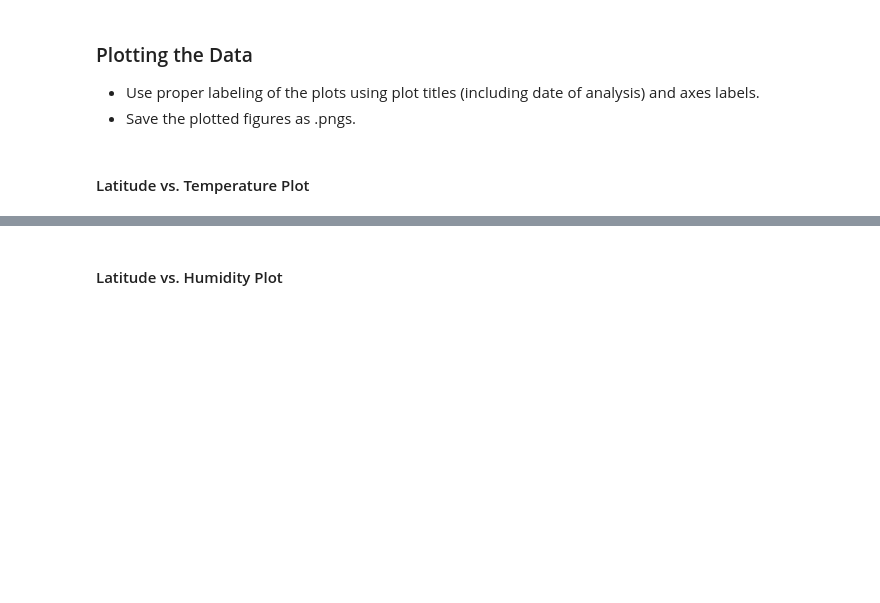
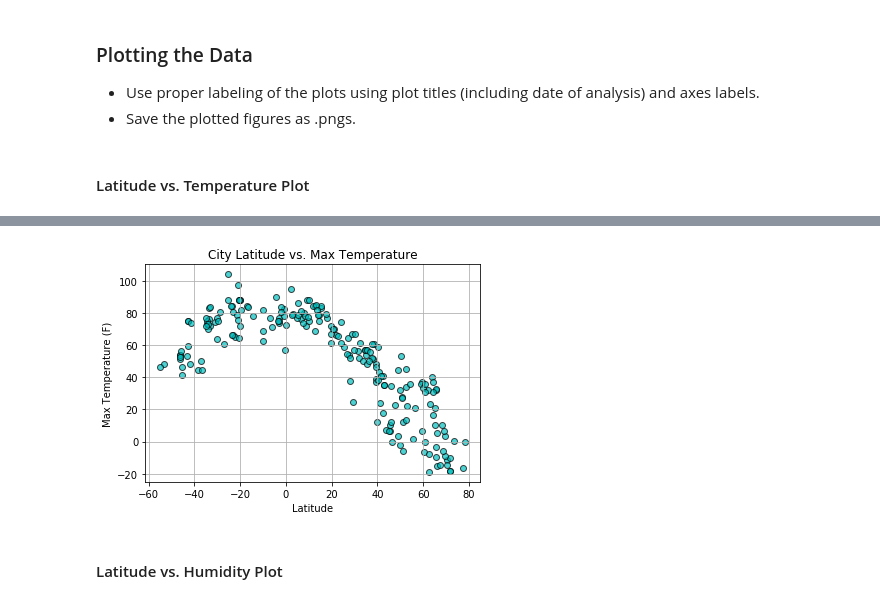
Before and after one commit to nickallen89/06-Python_API_HW, a Jupyter notebook: WeatherPy.ipynb, the cells around one changed output, grey strips where cells are left out. Cells and saved outputs as stored; diff of their text form; code cells hidden in the pictures; blank space fills up the shorter version.

```diff
--- a/WeatherPy.ipynb
+++ b/WeatherPy.ipynb
@@ -110,0 +144,9 @@ dtype: int64
+# %%
+weather_df = pd.DataFrame(weather_info)
+
+weather_df.columns =["City", "Cloudiness", "Country", "Date", "Humidity",
+                     "Lat", "Lng", "Max Temp", "Wind Speed"]
+
+weather_df.to_csv('Weather_Info.csv', index=False)
+
+weather_df.count()
@@ -120,2 +179,11 @@ dtype: int64
+# %%
+plt.scatter(weather_df["Lat"], weather_df["Max Temp"], marker="o", color='c',
+            edgecolor='black', alpha=0.7)
+plt.title('City Latitude vs. Max Temperature')
+plt.xlabel('Latitude')
+plt.ylabel('Max Temperature (F)')
+plt.grid()
+# %% [output]
+[figure, added]
 # %% [markdown]
 #### Latitude vs. Humidity Plot
```
Also changed, not shown: parts of 16 cells of this notebook.
